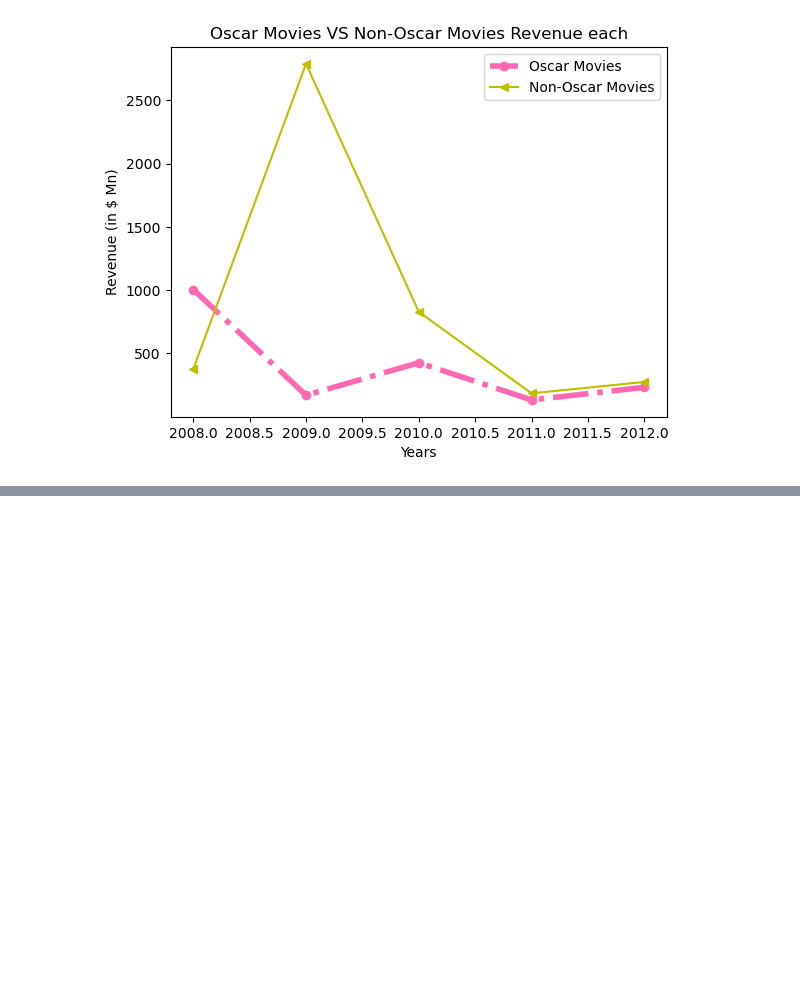
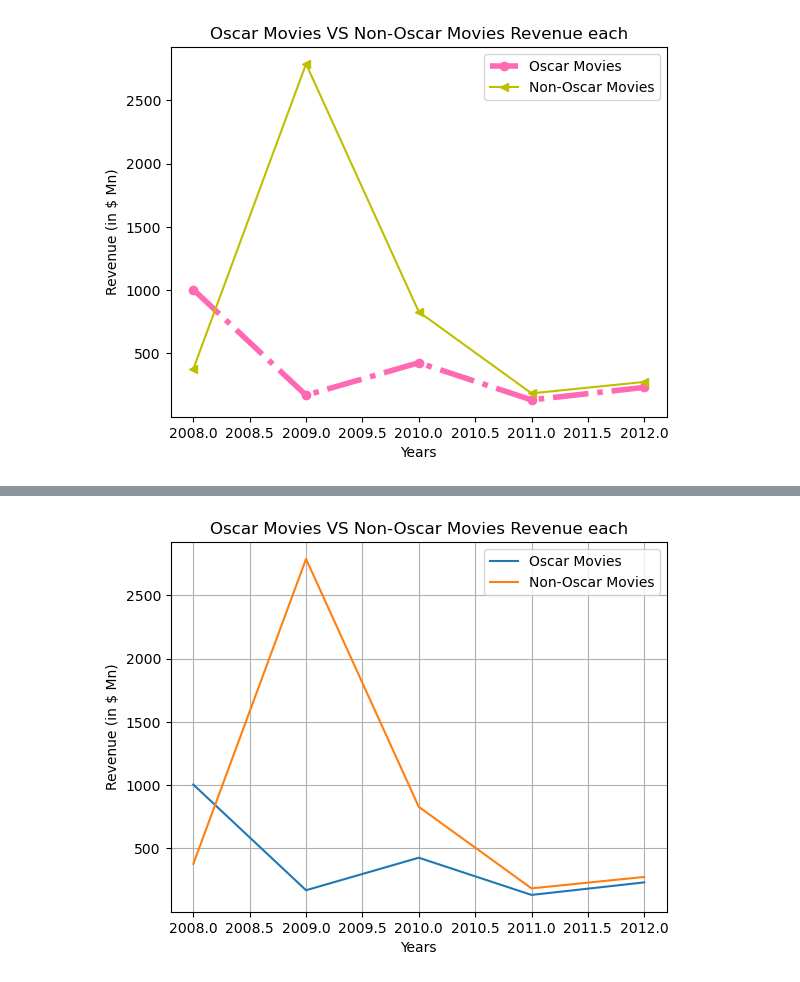
Before and after one commit to Avinashsteggihalli/ApnaCollege_AI_ML, a Jupyter notebook: Data/Data Visualization/matplotlib_me.ipynb, the cells around one changed output, grey strips where cells are left out. Cells and saved outputs as stored; diff of their text form; code cells hidden in the pictures; blank space fills up the shorter version.

```diff
--- a/Data/Data Visualization/matplotlib_me.ipynb
+++ b/Data/Data Visualization/matplotlib_me.ipynb
@@ -56,0 +61,11 @@ plt.legend(loc="upper right")
+# %%
+plt.plot(years, oscar_revenue, label="Oscar Movies")
+plt.plot(years, non_oscar_revenue, label="Non-Oscar Movies")
+plt.title("Oscar Movies VS Non-Oscar Movies Revenue each")
+plt.xlabel("Years")
+plt.ylabel("Revenue (in $ Mn)")
+plt.legend(loc="upper right")
+plt.style.available
+plt.style.use("default")
+
+plt.show()
@@ -56,0 +74,12 @@ plt.legend(loc="upper right")
+# %%
+plt.plot(years, oscar_revenue, label="Oscar Movies")
+plt.plot(years, non_oscar_revenue, label="Non-Oscar Movies")
+plt.title("Oscar Movies VS Non-Oscar Movies Revenue each")
+plt.xlabel("Years")
+plt.ylabel("Revenue (in $ Mn)")
+plt.legend(loc="upper right")
+
+plt.grid()
+plt.show()
+# %% [output]
+[figure, added]
```
Also changed, not shown: parts of 11 cells of this notebook, 2 other files.
